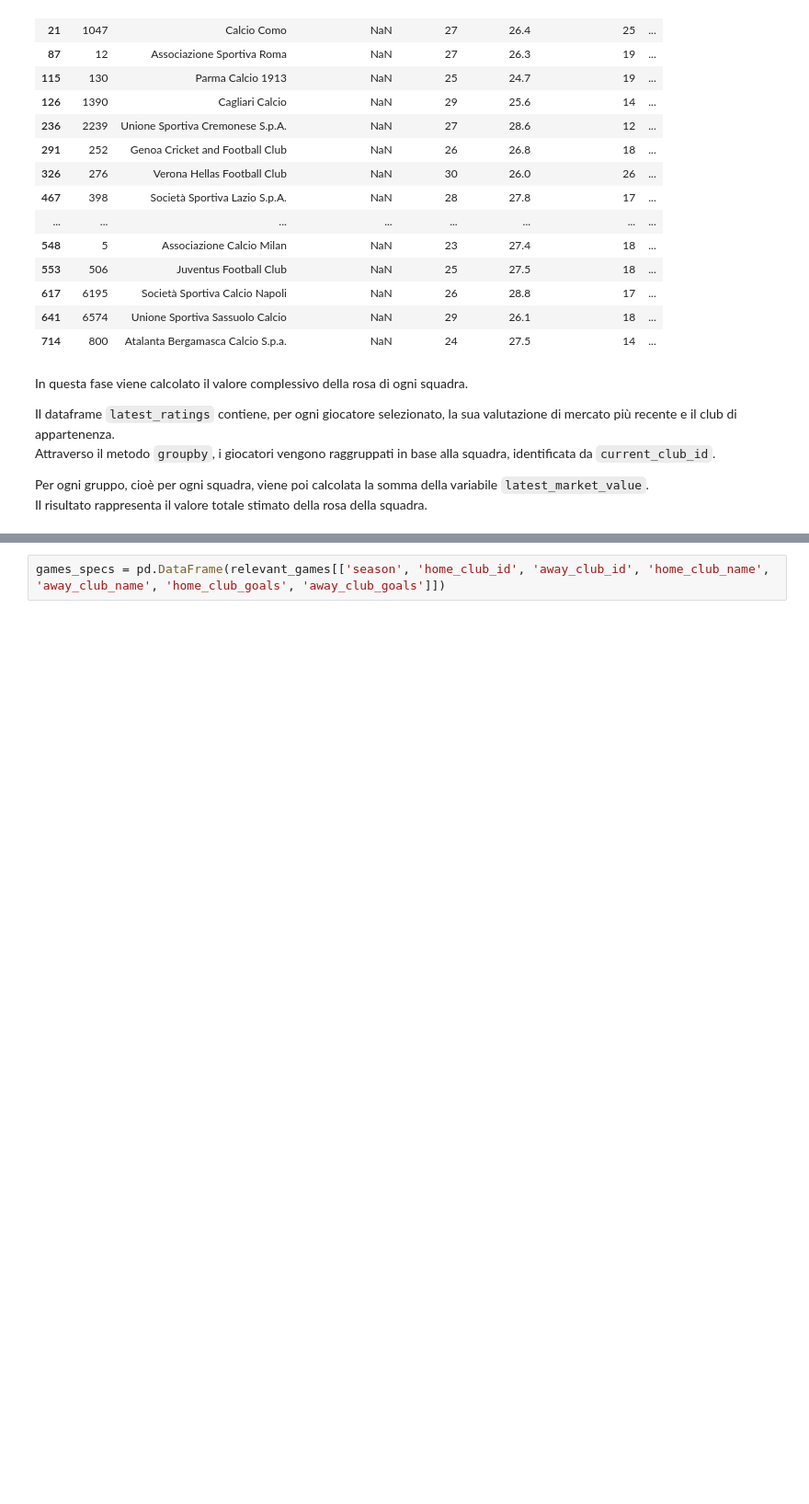
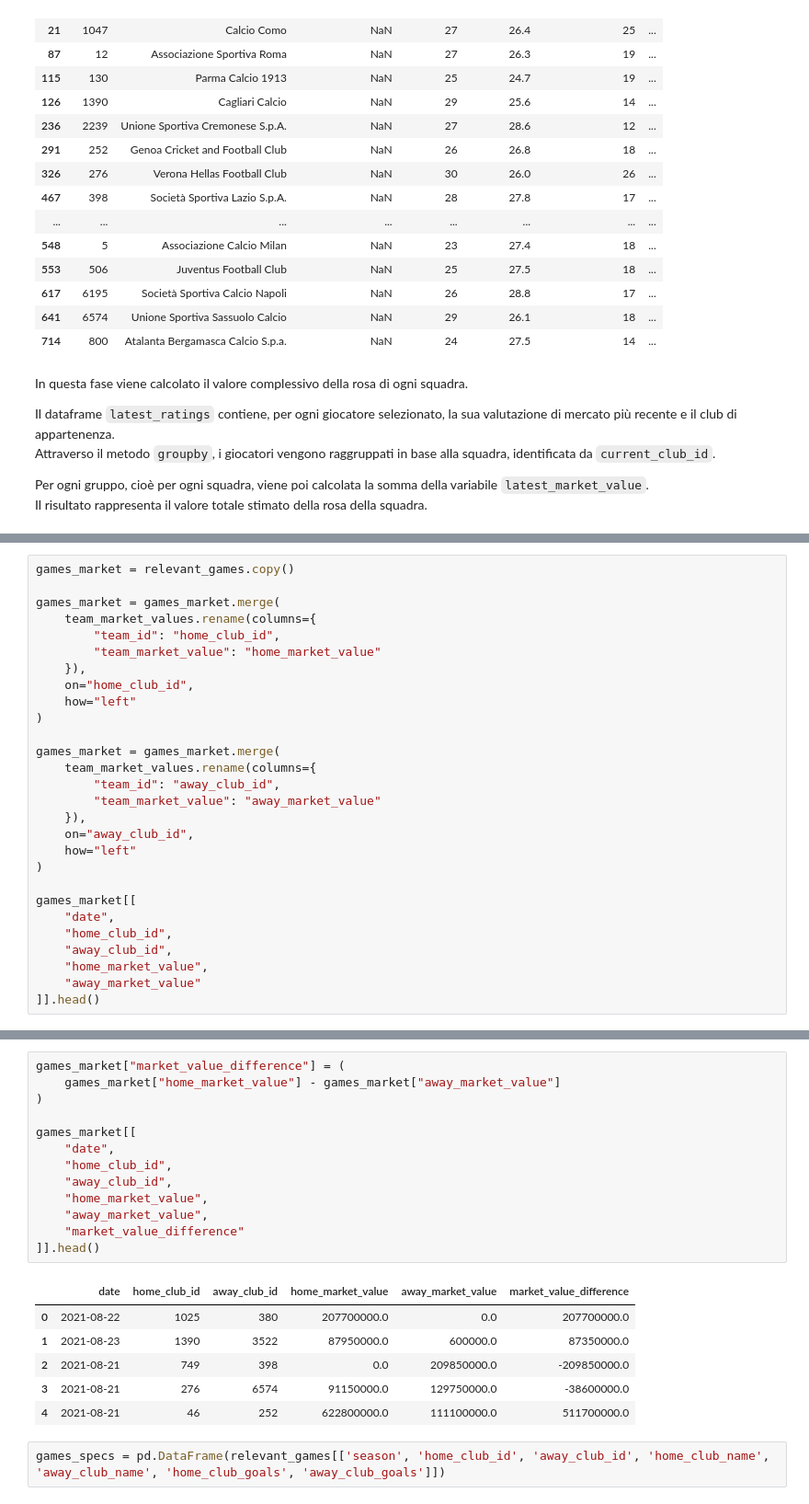
Before and after one commit to burraco04/serieA-Prediction-Model, a Jupyter notebook: notebook.ipynb, the cells around one changed output, grey strips where cells are left out. Shown at 92% size. Drawn from its saved outputs; the diff is of its cells as text; blank space fills up the shorter version.

```diff
--- a/notebook.ipynb
+++ b/notebook.ipynb
@@ -264,0 +347,28 @@ team_values
+# %%
+games_market = relevant_games.copy()
+
+games_market = games_market.merge(
+    team_market_values.rename(columns={
+        "team_id": "home_club_id",
+        "team_market_value": "home_market_value"
+    }),
+    on="home_club_id",
+    how="left"
+)
+
+games_market = games_market.merge(
+    team_market_values.rename(columns={
+        "team_id": "away_club_id",
+        "team_market_value": "away_market_value"
+    }),
+    on="away_club_id",
+    how="left"
+)
+
+games_market[[
+    "date",
+    "home_club_id",
+    "away_club_id",
+    "home_market_value",
+    "away_market_value"
+]].head()
@@ -265,3 +382,23 @@ team_values
+# %%
+games_market["market_value_difference"] = (
+    games_market["home_market_value"] - games_market["away_market_value"]
+)
+
+games_market[[
+    "date",
+    "home_club_id",
+    "away_club_id",
+    "home_market_value",
+    "away_market_value",
+    "market_value_difference"
+]].head()
+# %% [output]
+|  | date | home_club_id | away_club_id | home_market_value | away_market_value | market_value_difference |
+| 0 | 2021-08-22 | 1025 | 380 | 207700000.0 | 0.0 | 207700000.0 |
+| 1 | 2021-08-23 | 1390 | 3522 | 87950000.0 | 600000.0 | 87350000.0 |
+| 2 | 2021-08-21 | 749 | 398 | 0.0 | 209850000.0 | -209850000.0 |
+| 3 | 2021-08-21 | 276 | 6574 | 91150000.0 | 129750000.0 | -38600000.0 |
+| 4 | 2021-08-21 | 46 | 252 | 622800000.0 | 111100000.0 | 511700000.0 |
 # %%
 games_specs = pd.DataFrame(relevant_games[['season', 'home_club_id', 'away_club_id', 'home_club_name', 'away_club_name', 'home_club_goals', 'away_club_goals']])
 # %%
```
Also changed, not shown: parts of 6 cells of this notebook.
